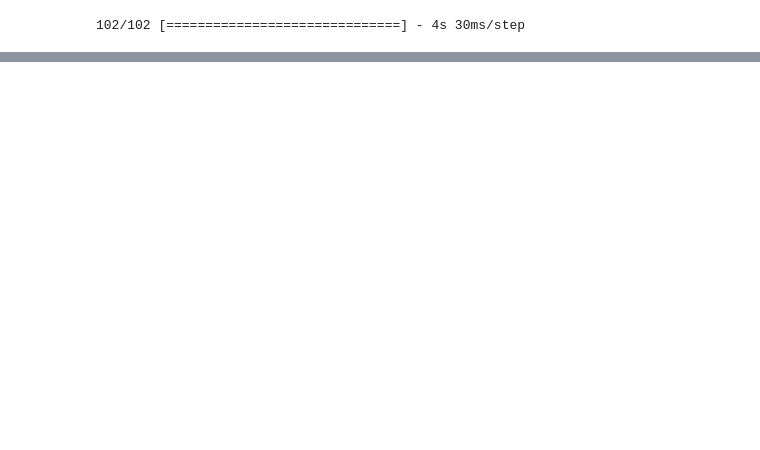
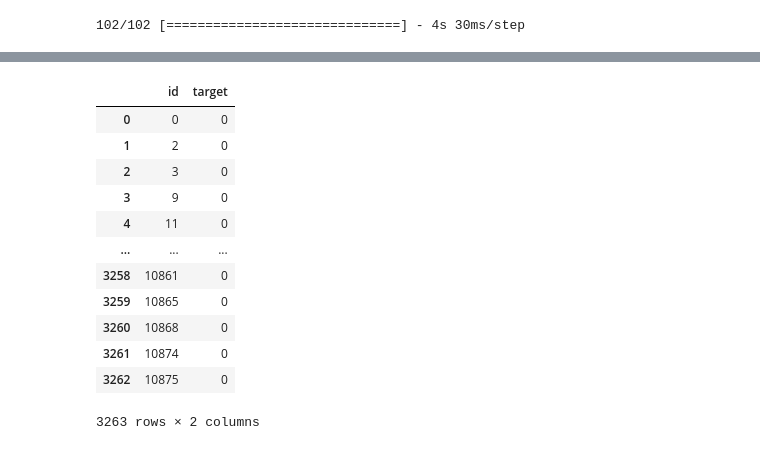
Before and after one commit to dancinoman/nlp-with-disaster, a Jupyter notebook: nlp-disaster-deep-learning.ipynb, the cells around one changed output, grey strips where cells are left out. Cells and saved outputs as stored; diff of their text form; code cells hidden in the pictures; blank space fills up the shorter version.

```diff
--- a/nlp-disaster-deep-learning.ipynb
+++ b/nlp-disaster-deep-learning.ipynb
@@ -154,2 +195,18 @@ plt.bar(x= np.arange(1, len(pred_res) + 1), height= [float(res) for res in pred_
 # %%
 map_res = [1 if x > 0.5 else 0 for x in pred_res ]
+# %%
+df_sub
+# %% [output]
+|  | id | target |
+| 0 | 0 | 0 |
+| 1 | 2 | 0 |
+| 2 | 3 | 0 |
+| 3 | 9 | 0 |
+| 4 | 11 | 0 |
+| ... | ... | ... |
+| 3258 | 10861 | 0 |
+| 3259 | 10865 | 0 |
+| 3260 | 10868 | 0 |
+| 3261 | 10874 | 0 |
+| 3262 | 10875 | 0 |
+3263 rows × 2 columns
```
Also changed, not shown: parts of 7 cells of this notebook, 1 other file.
